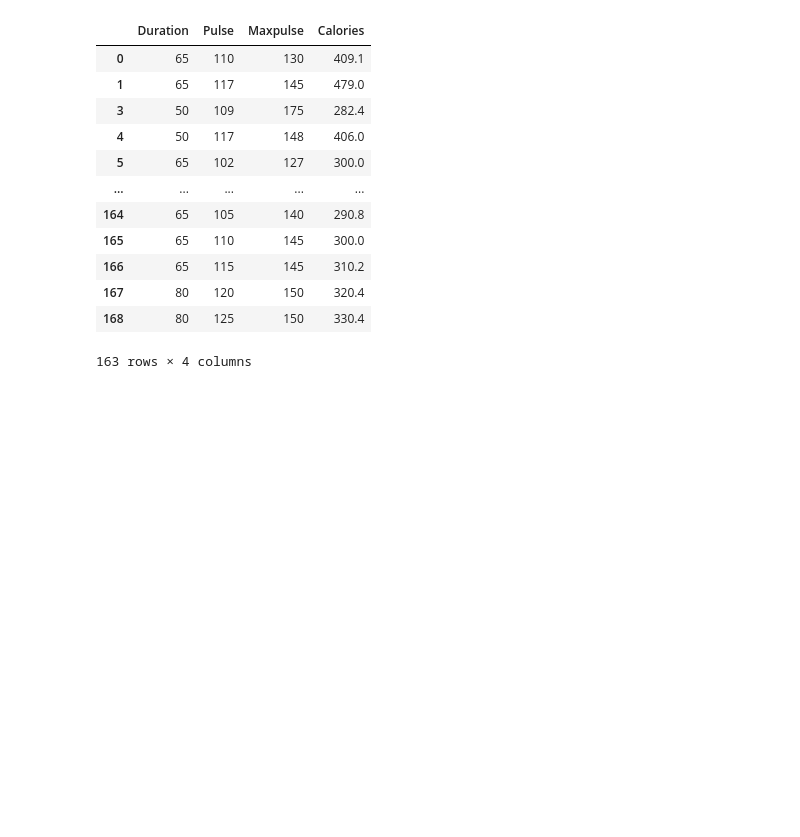
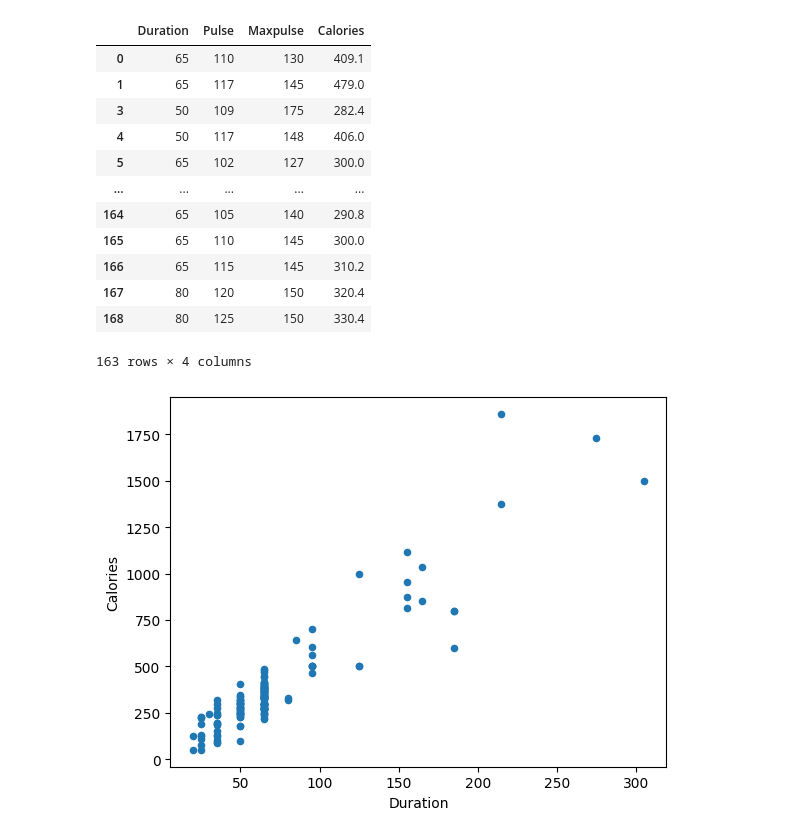
Before and after one commit to alaka-deepak/Program-Files-Samples, a Jupyter notebook: Python Zero to hero/Pandas/pandas.ipynb, the cells around one changed output. Drawn from its saved outputs; the diff is of its cells as text; code cells hidden in the pictures; blank space fills up the shorter version.

```diff
--- a/Python Zero to hero/Pandas/pandas.ipynb
+++ b/Python Zero to hero/Pandas/pandas.ipynb
@@ -575,0 +373,8 @@ Colab paid products - Cancel contracts here
+# %%
+import matplotlib.pyplot as plt
+
+# Plot Duration vs Calories
+df.plot(kind='scatter', x='Duration', y='Calories')
+plt.show()
+# %% [output]
+[figure, added]
```
Also changed, not shown: parts of 4 cells of this notebook, 1 other file.
